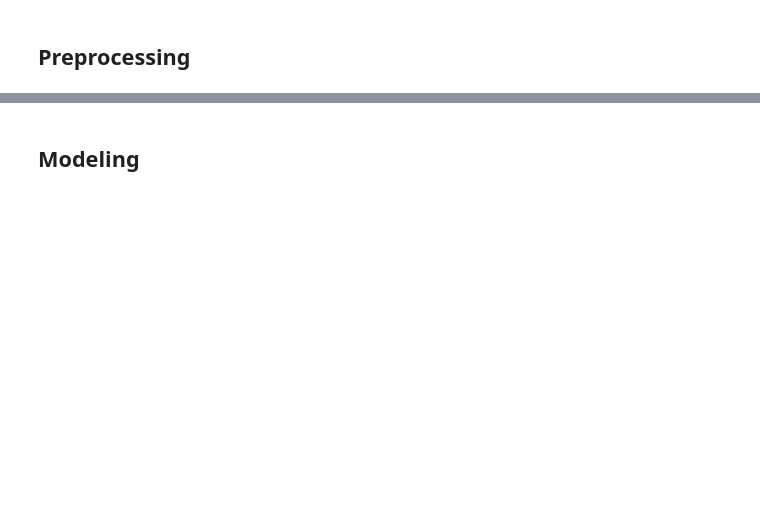
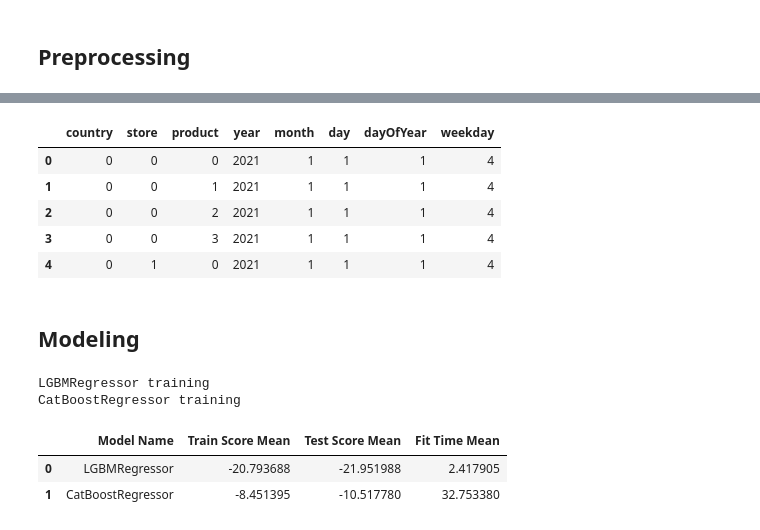
Before and after one commit to nanan4th/Tabular-Playground-Series, a Jupyter notebook: TPS Sep 2022/TPS Sep 2022.ipynb, the cells around one changed output, grey strips where cells are left out. Saved outputs shown, nothing was run; the diff lists cells and outputs as text; code cells hidden in the pictures; blank space fills up the shorter version.

Commit message:
Modeling TPS Sep

```diff
--- a/TPS Sep 2022/TPS Sep 2022.ipynb
+++ b/TPS Sep 2022/TPS Sep 2022.ipynb
@@ -150,6 +150,7 @@ def format_date(df):
     df['day'] = df['date'].dt.day
     df['dayOfYear'] = df['date'].dt.dayofyear
     df['weekday'] = df['date'].dt.weekday
+    return df
 
 train_data = format_date(train_data)
 test_data = format_date(test_data)
@@ -174,2 +176,11 @@ train_data.head()
+# %%
+test_data.head()
+# %% [output]
+|  | country | store | product | year | month | day | dayOfYear | weekday |
+| 0 | 0 | 0 | 0 | 2021 | 1 | 1 | 1 | 4 |
+| 1 | 0 | 0 | 1 | 2021 | 1 | 1 | 1 | 4 |
+| 2 | 0 | 0 | 2 | 2021 | 1 | 1 | 1 | 4 |
+| 3 | 0 | 0 | 3 | 2021 | 1 | 1 | 1 | 4 |
+| 4 | 0 | 1 | 0 | 2021 | 1 | 1 | 1 | 4 |
 # %% [markdown]
 ## Modeling
@@ -175,0 +210,39 @@ train_data.head()
+# %%
+def smape(a, f):
+    return 1/len(a) * np.sum(2 * np.abs(f-a) / (np.abs(a) + np.abs(f))*100)
+
+smape_score = make_scorer(smape, greater_is_better=False)
+
+scalar = StandardScaler()
+
+res = pd.DataFrame()
+row_number = 0
+results = []
+names = []
+prob_scores = []
+
+for model in models:
+    model_name=model.__class__.__name__
+    pipeline = Pipeline([('transformer', scalar), ('estimator', model)])
+    print(model_name, 'training')
+
+    cv_results = cross_validate(pipeline, X, y, cv=42, scoring='neg_mean_absolute_error', return_train_score=True, return_estimator=True, n_jobs=-1)
+
+    res.loc[row_number,'Model Name'] = model_name
+    res.loc[row_number, 'Train Score Mean'] = cv_results['train_score'].mean()
+    res.loc[row_number, 'Test Score Mean'] = cv_results['test_score'].mean()
+    res.loc[row_number, 'Fit Time Mean'] = cv_results['fit_time'].mean()
+    results.append(cv_results)
+    names.append(model_name)
+    prob_scores.append(get_scores(cv_results))
+
+    row_number+=1
+# %% [output]
+LGBMRegressor training
+CatBoostRegressor training
+# %%
+display(res.style.background_gradient())
+# %% [output]
+|  | Model Name | Train Score Mean | Test Score Mean | Fit Time Mean |
+| 0 | LGBMRegressor | -20.793688 | -21.951988 | 2.417905 |
+| 1 | CatBoostRegressor | -8.451395 | -10.517780 | 32.753380 |
```
Also changed, not shown: parts of 8 cells of this notebook, 4 other files.
